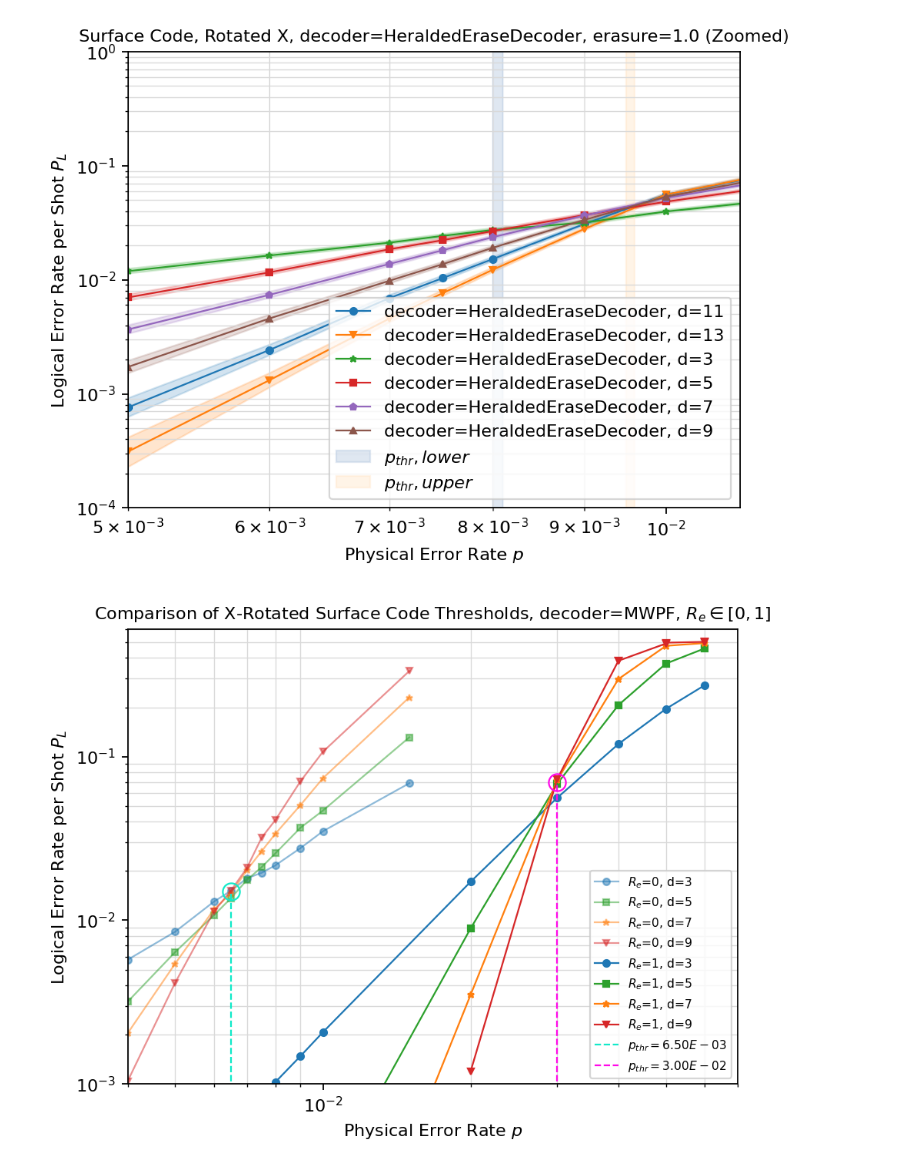
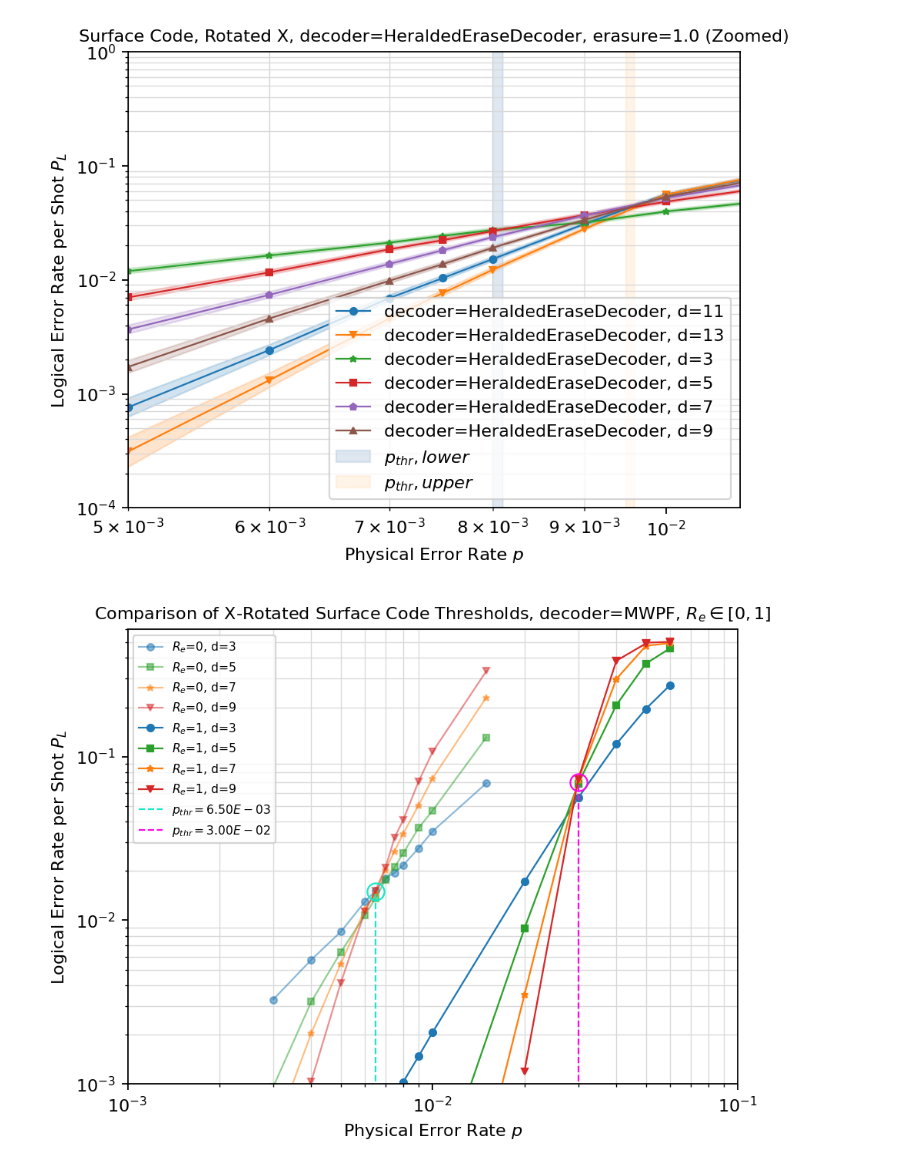
Before and after one commit to leigh-johnson/C191A-qubit-minesweeper, a Jupyter notebook: notebooks/fig1.ipynb, the cells around one changed output. Cells and saved outputs as stored; diff of their text form; code cells hidden in the pictures.

Commit message:
update figures/results sections

```diff
--- a/notebooks/fig1.ipynb
+++ b/notebooks/fig1.ipynb
@@ -638,7 +638,7 @@ sinter.plot_error_rate(
 )
 ax.loglog()
 ax.set_ylim(1e-3, 6e-1)
-ax.set_xlim(4e-3, 7e-2)
+ax.set_xlim(1e-3, 1e-1)
 ax.set_title(
     "Comparison of X-Rotated Surface Code Thresholds, decoder=MWPF, $R_e \in [0, 1]$",
     fontdict=dict(fontsize=10),
@@ -661,31 +661,31 @@ ax.plot(
 )
 ax.vlines(
     x=pthr_lower[0],
     ymin=0,
     ymax=pthr_lower[1],
     color="xkcd:aqua",
     linestyle="--",
     label="$p_{thr}$" + f"$={pthr_lower[0]:.2E}$",
 )
 pthr_upper = (3e-2, 7e-2)
 ax.plot(
     pthr_upper[0],
     pthr_upper[1],
     "o",
     label="_nolegend_",
     fillstyle="none",
     markersize=10,
     color="xkcd:bright magenta",
 )
 ax.vlines(
     x=pthr_upper[0],
     ymin=0,
     ymax=pthr_upper[1],
     color="xkcd:bright magenta",
     linestyle="--",
     label="$p_{thr}$" + f"$={pthr_upper[0]:.2E}$",
 )
 ax.legend(fontsize=7)
 fig.set_dpi(160)
 # %% [output]
-[figure, old version]
+[figure, new version]
```
Also changed, not shown: 3 other files.
